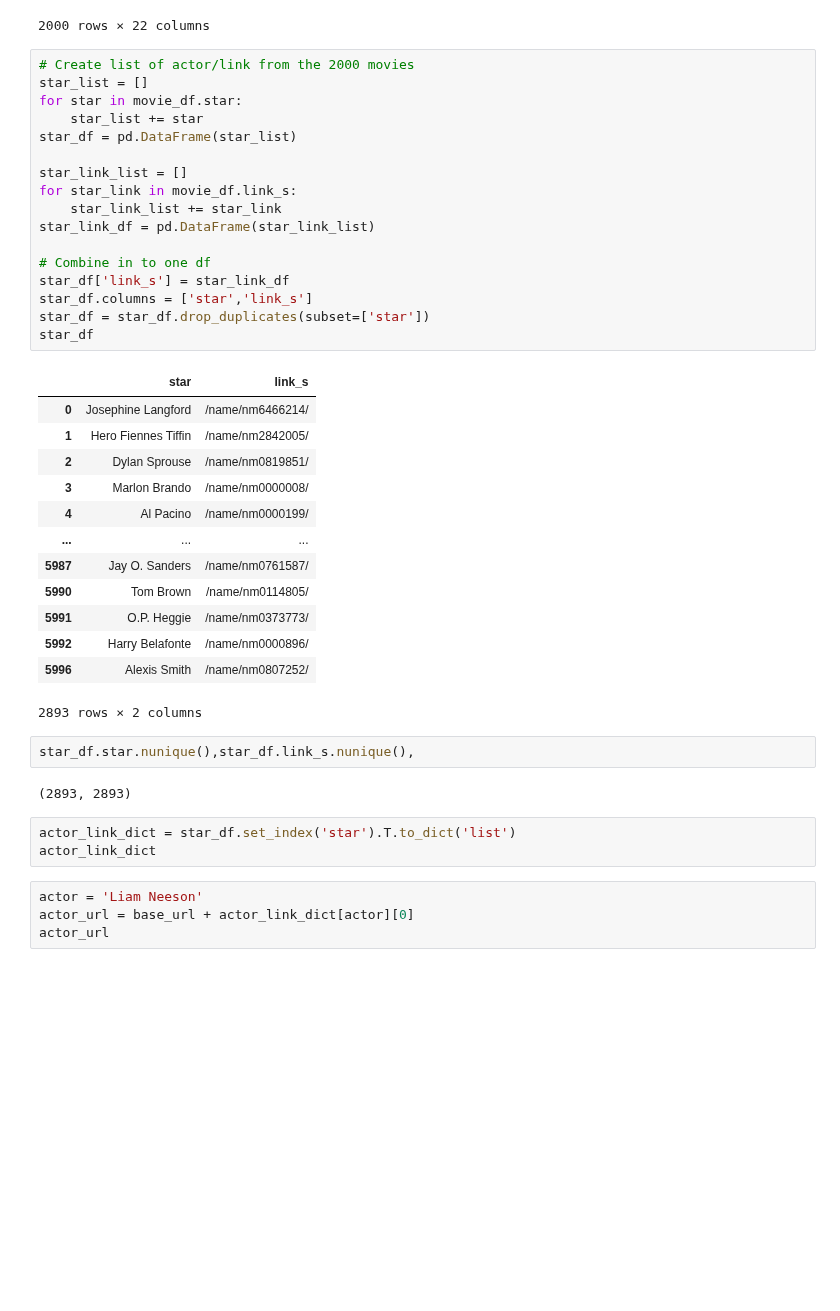
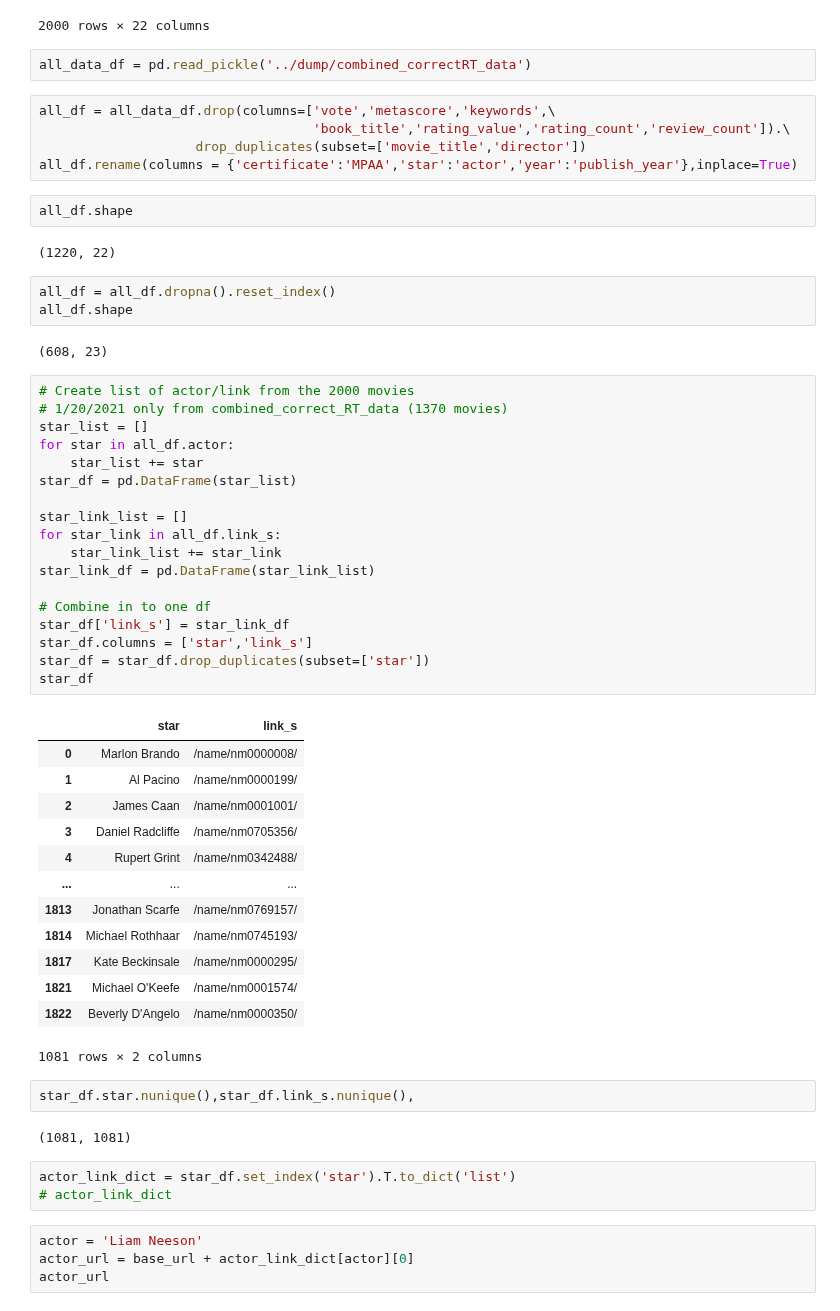
Before and after one commit to katiehuang1221/Predict-Revenue-Of-Movie-Adaptation, a Jupyter notebook: notebooks/imdb_actor_practice.ipynb, the cells around one changed output. Drawn from its saved outputs; the diff is of its cells as text; blank space fills up the shorter version.

Commit message:
Updated data in complete_data.ipynb and restart search of actors

```diff
--- a/notebooks/imdb_actor_practice.ipynb
+++ b/notebooks/imdb_actor_practice.ipynb
@@ -271,44 +271,61 @@ movie_df
 | 1998 | Odds Against Tomorrow | 7.4 | 3781 | Approved | [Crime, Drama, Thriller] | 1959-11-01 | NaN | [new york city, heist, bank robbe... | NaN | ... |
 | 1999 | Once Is Not Enough | 4.6 | 630 | R | [Drama, Romance] | 1975-06-20 | NaN | [older man younger woman relation... | NaN | ... |
 2000 rows × 22 columns
+# %%
+all_data_df = pd.read_pickle('../dump/combined_correctRT_data')
+# %%
+all_df = all_data_df.drop(columns=['vote','metascore','keywords',\
+                                   'book_title','rating_value','rating_count','review_count']).\
+                    drop_duplicates(subset=['movie_title','director'])
+all_df.rename(columns = {'certificate':'MPAA','star':'actor','year':'publish_year'},inplace=True)
+# %%
+all_df.shape
+# %% [output]
+(1220, 22)
+# %%
+all_df = all_df.dropna().reset_index()
+all_df.shape
+# %% [output]
+(608, 23)
 # %%
 # Create list of actor/link from the 2000 movies
+# 1/20/2021 only from combined_correct_RT_data (1370 movies)
 star_list = []
-for star in movie_df.star:
+for star in all_df.actor:
     star_list += star
 star_df = pd.DataFrame(star_list)
 
 star_link_list = []
-for star_link in movie_df.link_s:
+for star_link in all_df.link_s:
     star_link_list += star_link
 star_link_df = pd.DataFrame(star_link_list)
 
 # Combine in to one df
 star_df['link_s'] = star_link_df
 star_df.columns = ['star','link_s']
 star_df = star_df.drop_duplicates(subset=['star'])
 star_df
 # %% [output]
 |  | star | link_s |
-| 0 | Josephine Langford | /name/nm6466214/ |
-| 1 | Hero Fiennes Tiffin | /name/nm2842005/ |
-| 2 | Dylan Sprouse | /name/nm0819851/ |
-| 3 | Marlon Brando | /name/nm0000008/ |
-| 4 | Al Pacino | /name/nm0000199/ |
+| 0 | Marlon Brando | /name/nm0000008/ |
+| 1 | Al Pacino | /name/nm0000199/ |
+| 2 | James Caan | /name/nm0001001/ |
+| 3 | Daniel Radcliffe | /name/nm0705356/ |
+| 4 | Rupert Grint | /name/nm0342488/ |
 | ... | ... | ... |
-| 5987 | Jay O. Sanders | /name/nm0761587/ |
-| 5990 | Tom Brown | /name/nm0114805/ |
-| 5991 | O.P. Heggie | /name/nm0373773/ |
-| 5992 | Harry Belafonte | /name/nm0000896/ |
-| 5996 | Alexis Smith | /name/nm0807252/ |
+| 1813 | Jonathan Scarfe | /name/nm0769157/ |
+| 1814 | Michael Rothhaar | /name/nm0745193/ |
+| 1817 | Kate Beckinsale | /name/nm0000295/ |
+| 1821 | Michael O'Keefe | /name/nm0001574/ |
+| 1822 | Beverly D'Angelo | /name/nm0000350/ |
-2893 rows × 2 columns
+1081 rows × 2 columns
 # %%
 star_df.star.nunique(),star_df.link_s.nunique(),
 # %% [output]
-(2893, 2893)
+(1081, 1081)
 # %%
 actor_link_dict = star_df.set_index('star').T.to_dict('list')
-actor_link_dict
+# actor_link_dict
 # %%
 actor = 'Liam Neeson'
 actor_url = base_url + actor_link_dict[actor][0]
```
Also changed, not shown: parts of 7 cells of this notebook, 1 other file.
